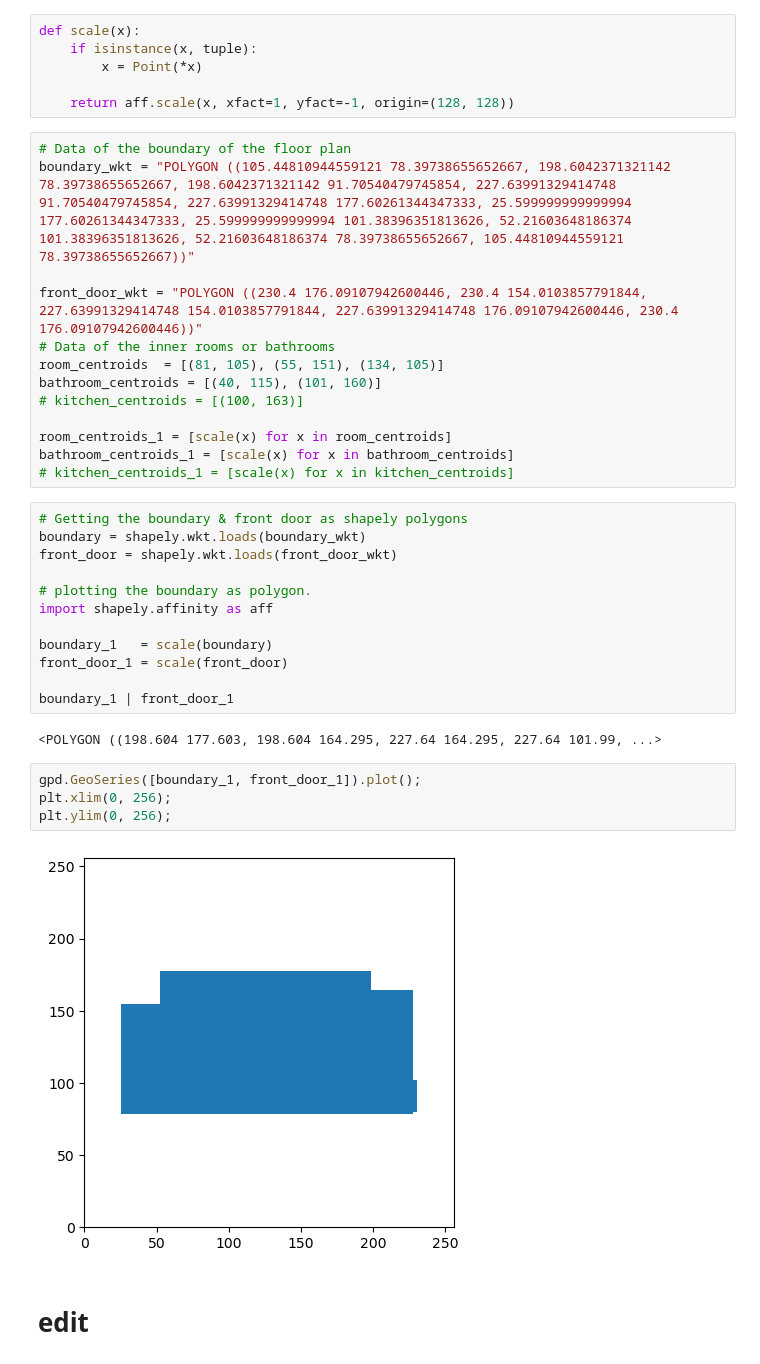
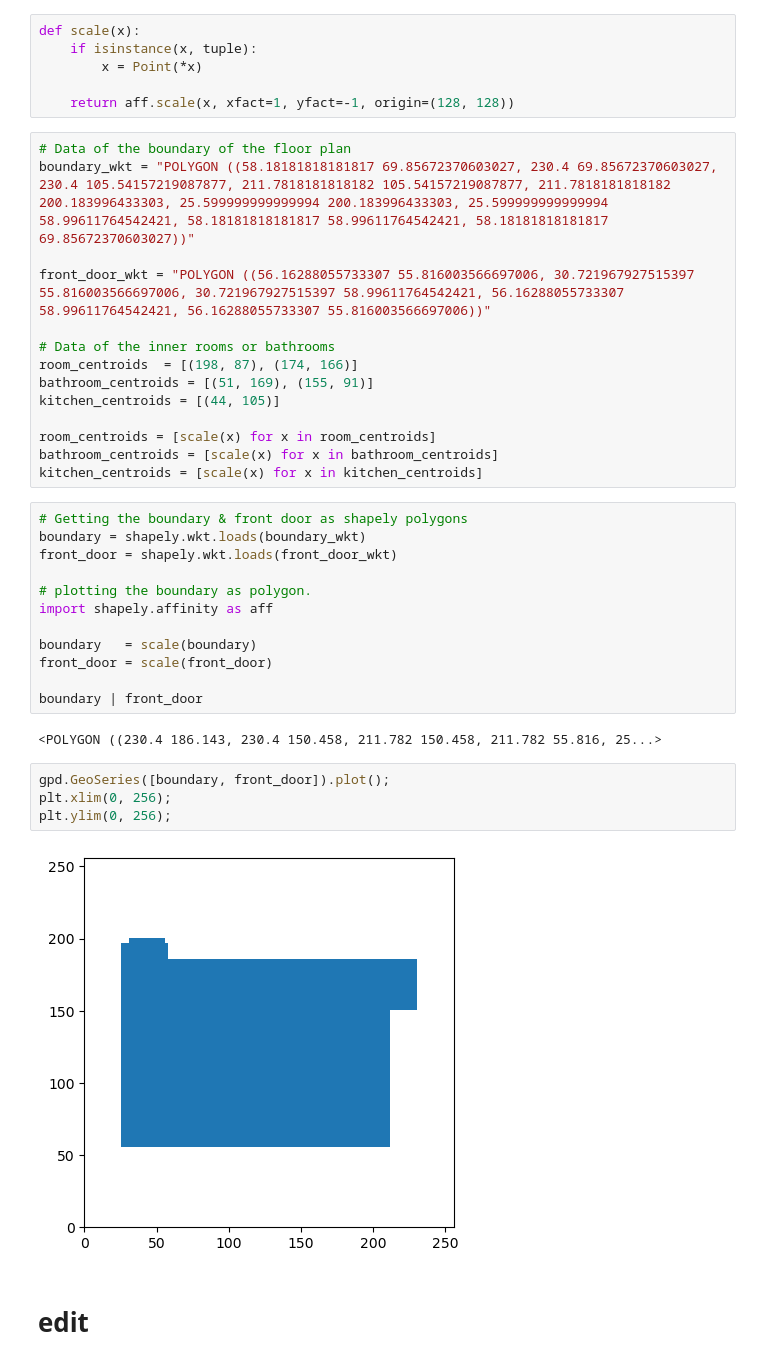
Before and after one commit to mo7amed7assan1911/Floor_Plan_Generation_using_GNNs, a Jupyter notebook: User_constrains_to_floor_plan.ipynb, the cells around one changed output. Drawn from its saved outputs; the diff is of its cells as text.

```diff
--- a/User_constrains_to_floor_plan.ipynb
+++ b/User_constrains_to_floor_plan.ipynb
@@ -276,17 +276,18 @@ def scale(x):
     return aff.scale(x, xfact=1, yfact=-1, origin=(128, 128))
 # %%
 # Data of the boundary of the floor plan
-boundary_wkt = "POLYGON ((105.44810944559121 78.39738655652667, 198.6042371321142 78.39738655652667, 198.6042371321142 91.70540479745854, 227.63991329414748 91.70540479745854, 227.63991329414748 177.60261344347333, 25.599999999999994 177.60261344347333, 25.599999999999994 101.38396351813626, 52.21603648186374 101.38396351813626, 52.21603648186374 78.39738655652667, 105.44810944559121 78.39738655652667))"
+boundary_wkt = "POLYGON ((58.18181818181817 69.85672370603027, 230.4 69.85672370603027, 230.4 105.54157219087877, 211.7818181818182 105.54157219087877, 211.7818181818182 200.183996433303, 25.599999999999994 200.183996433303, 25.599999999999994 58.99611764542421, 58.18181818181817 58.99611764542421, 58.18181818181817 69.85672370603027))"
 
-front_door_wkt = "POLYGON ((230.4 176.09107942600446, 230.4 154.0103857791844, 227.63991329414748 154.0103857791844, 227.63991329414748 176.09107942600446, 230.4 176.09107942600446))"
+front_door_wkt = "POLYGON ((56.16288055733307 55.816003566697006, 30.721967927515397 55.816003566697006, 30.721967927515397 58.99611764542421, 56.16288055733307 58.99611764542421, 56.16288055733307 55.816003566697006))"
+
 # Data of the inner rooms or bathrooms
-room_centroids  = [(81, 105), (55, 151), (134, 105)]
-bathroom_centroids = [(40, 115), (101, 160)]
-# kitchen_centroids = [(100, 163)]
+room_centroids  = [(198, 87), (174, 166)]
+bathroom_centroids = [(51, 169), (155, 91)]
+kitchen_centroids = [(44, 105)]
 
-room_centroids_1 = [scale(x) for x in room_centroids]
-bathroom_centroids_1 = [scale(x) for x in bathroom_centroids]
-# kitchen_centroids_1 = [scale(x) for x in kitchen_centroids]
+room_centroids = [scale(x) for x in room_centroids]
+bathroom_centroids = [scale(x) for x in bathroom_centroids]
+kitchen_centroids = [scale(x) for x in kitchen_centroids]
 # %%
 # Getting the boundary & front door as shapely polygons
 boundary = shapely.wkt.loads(boundary_wkt)
@@ -295,18 +296,18 @@ front_door = shapely.wkt.loads(front_door_wkt)
 # plotting the boundary as polygon.
 import shapely.affinity as aff
 
-boundary_1   = scale(boundary)
-front_door_1 = scale(front_door)
+boundary   = scale(boundary)
+front_door = scale(front_door)
 
-boundary_1 | front_door_1
+boundary | front_door
 # %% [output]
-<POLYGON ((198.604 177.603, 198.604 164.295, 227.64 164.295, 227.64 101.99, ...>
+<POLYGON ((230.4 186.143, 230.4 150.458, 211.782 150.458, 211.782 55.816, 25...>
 # %%
-gpd.GeoSeries([boundary_1, front_door_1]).plot();
+gpd.GeoSeries([boundary, front_door]).plot();
 plt.xlim(0, 256);
 plt.ylim(0, 256);
 # %% [output]
-[figure, old version]
+[figure, new version]
 # %% [markdown]
 # edit
 # %%
```
Also changed, not shown: parts of 11 cells of this notebook, 4 other files.
